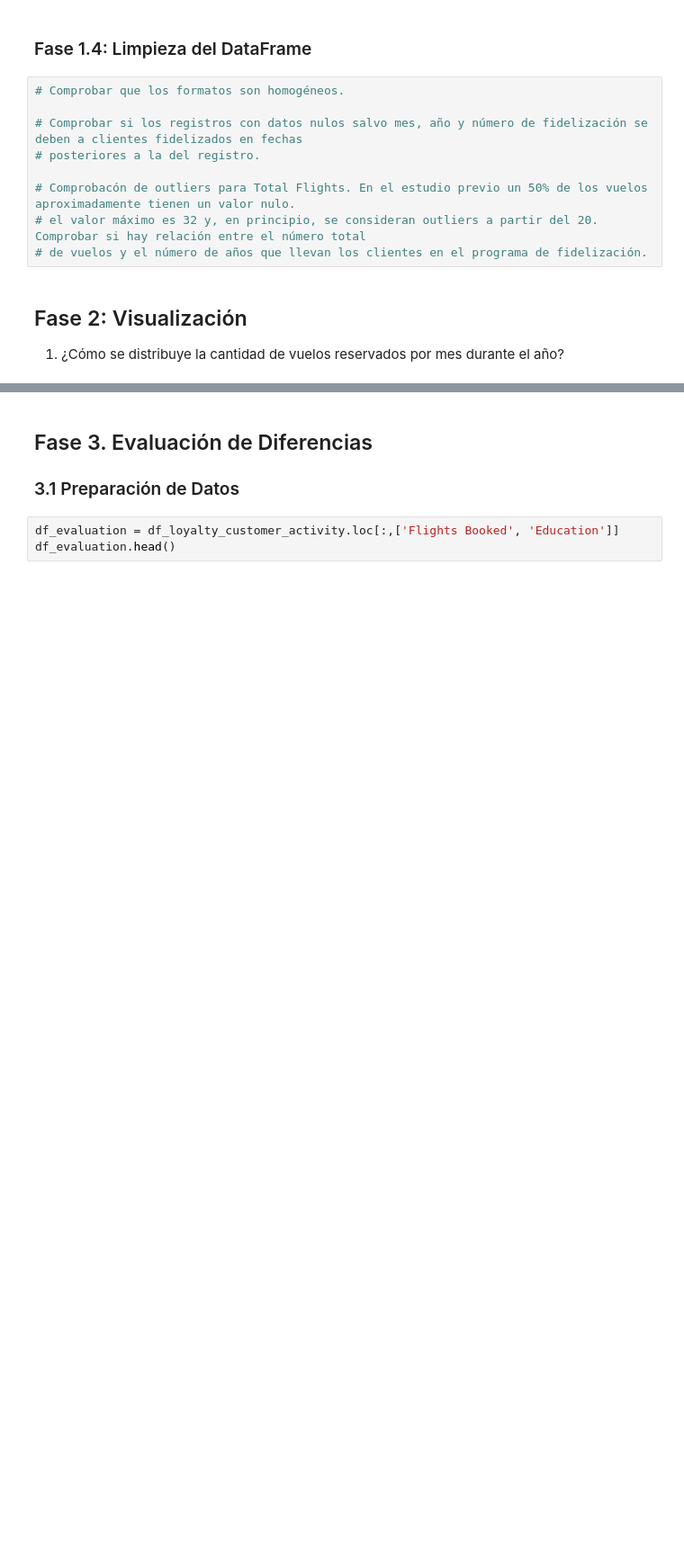
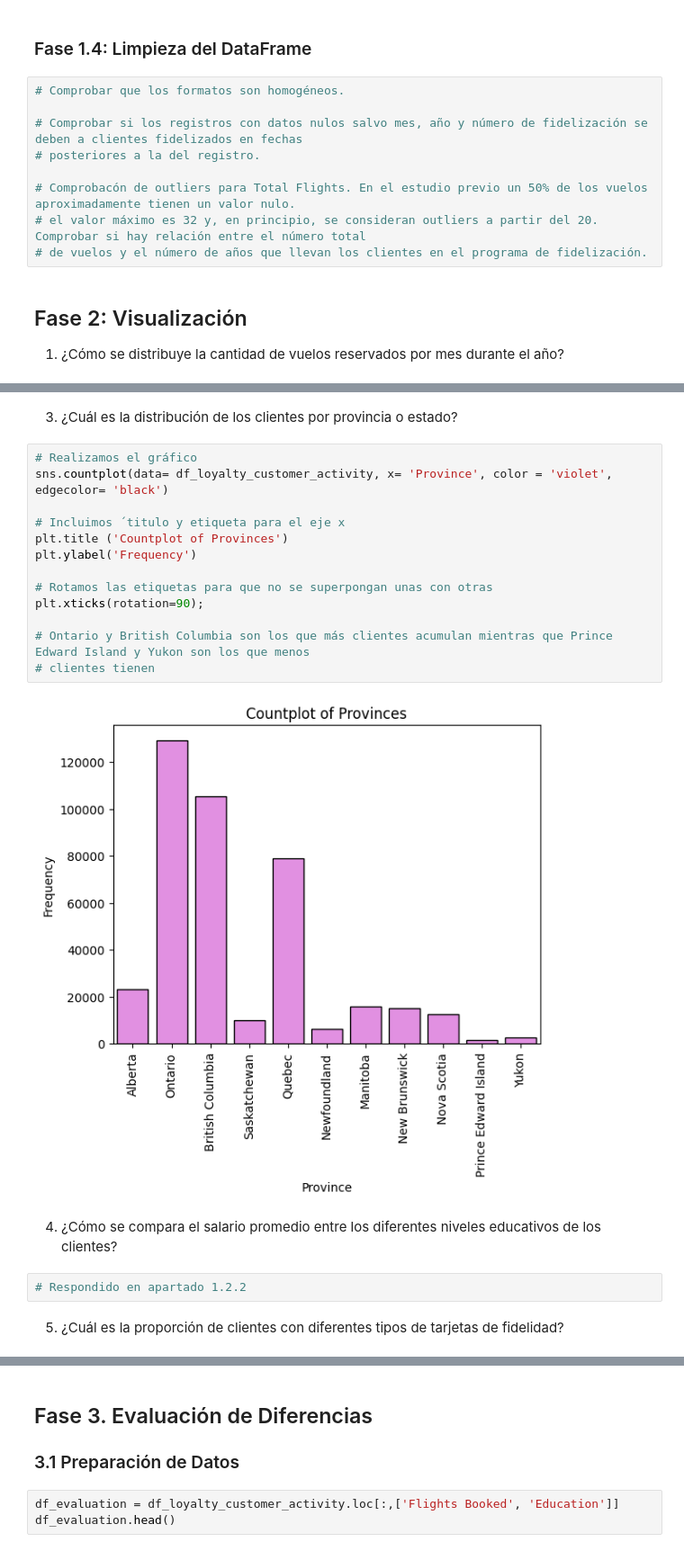
Before and after one commit to Adalab/bda-modulo-3-evaluacion-final-afcampillo, a Jupyter notebook: M3_TransformandoDatos_Evaluacion.ipynb, the cells around one changed output, grey strips where cells are left out. Shown: that part at 90% size. Saved outputs shown, nothing was run; the diff lists cells and outputs as text; blank space fills up the shorter version.

```diff
--- a/M3_TransformandoDatos_Evaluacion.ipynb
+++ b/M3_TransformandoDatos_Evaluacion.ipynb
@@ -1106,0 +1173,23 @@ df_flight_activity.tail(3)
+# %% [markdown]
+3. ¿Cuál es la distribución de los clientes por provincia o estado?
+# %%
+# Realizamos el gráfico
+sns.countplot(data= df_loyalty_customer_activity, x= 'Province', color = 'violet', edgecolor= 'black')
+
+# Incluimos ´titulo y etiqueta para el eje x
+plt.title ('Countplot of Provinces')
+plt.ylabel('Frequency')
+
+# Rotamos las etiquetas para que no se superpongan unas con otras
+plt.xticks(rotation=90);
+
+# Ontario y British Columbia son los que más clientes acumulan mientras que Prince Edward Island y Yukon son los que menos
+# clientes tienen
+# %% [output]
+[figure, added]
+# %% [markdown]
+4. ¿Cómo se compara el salario promedio entre los diferentes niveles educativos de los clientes?
+# %%
+# Respondido en apartado 1.2.2
+# %% [markdown]
+5. ¿Cuál es la proporción de clientes con diferentes tipos de tarjetas de fidelidad?
```
Also changed, not shown: parts of 30 cells of this notebook, 2 other files.
